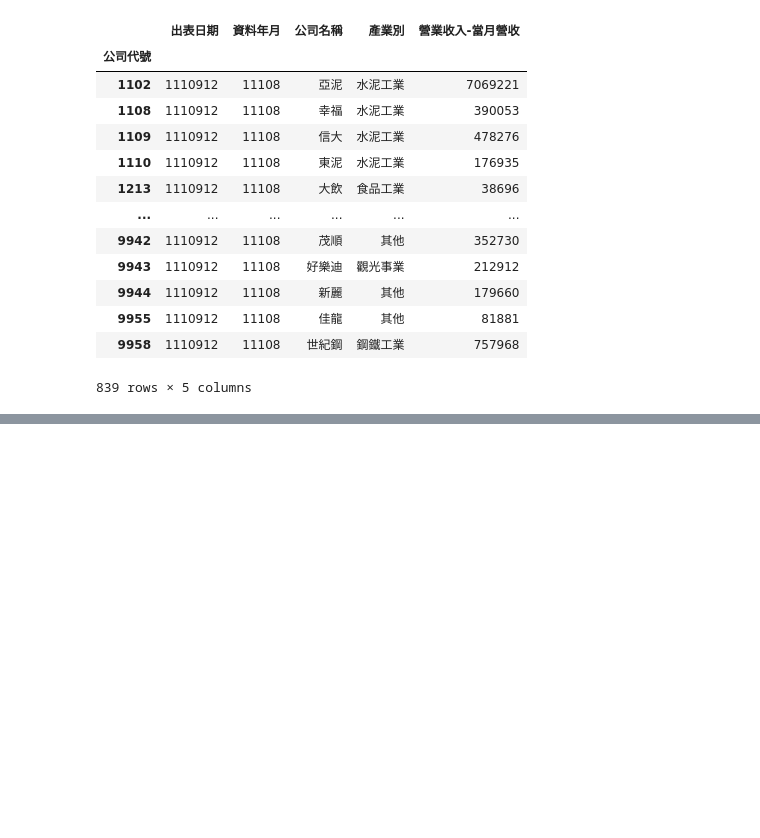
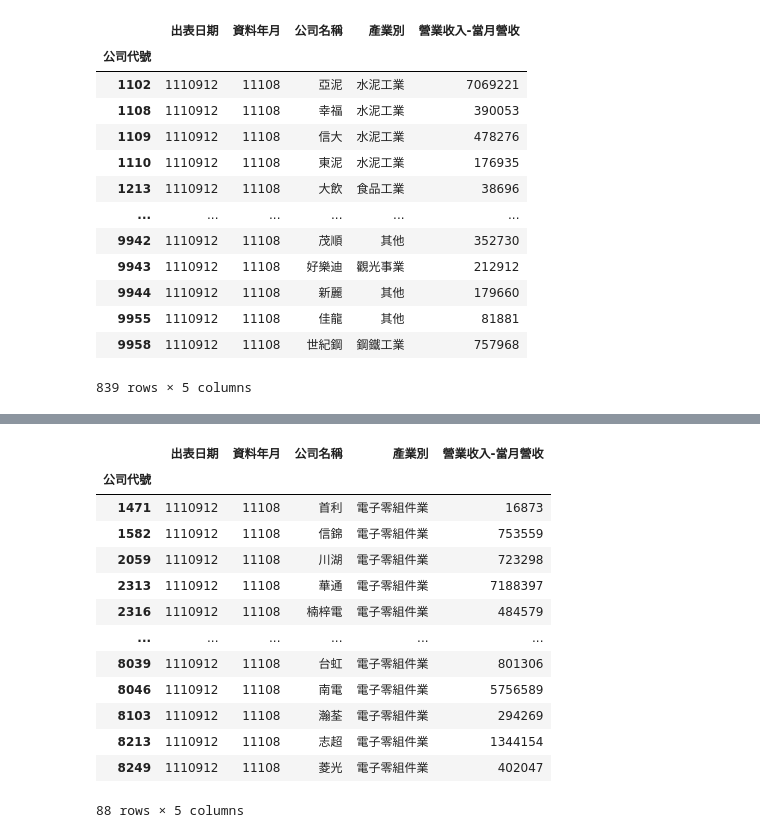
Before and after one commit to tsochen/2024-2-22, a Jupyter notebook: lesson16/ lesson16_3.ipynb, the cells around one changed output, grey strips where cells are left out. Saved outputs shown, nothing was run; the diff lists cells and outputs as text; code cells hidden in the pictures; blank space fills up the shorter version.

```diff
--- a/lesson16/ lesson16_3.ipynb
+++ b/lesson16/ lesson16_3.ipynb
@@ -90,0 +139,18 @@ df3
+# %%
+#對值的搜尋
+df3[df3['產業別'] == '電子零組件業']
+# %% [output]
+|  | 出表日期 | 資料年月 | 公司名稱 | 產業別 | 營業收入-當月營收 |
+| 公司代號 |  |  |  |  |  |
+| 1471 | 1110912 | 11108 | 首利 | 電子零組件業 | 16873 |
+| 1582 | 1110912 | 11108 | 信錦 | 電子零組件業 | 753559 |
+| 2059 | 1110912 | 11108 | 川湖 | 電子零組件業 | 723298 |
+| 2313 | 1110912 | 11108 | 華通 | 電子零組件業 | 7188397 |
+| 2316 | 1110912 | 11108 | 楠梓電 | 電子零組件業 | 484579 |
+| ... | ... | ... | ... | ... | ... |
+| 8039 | 1110912 | 11108 | 台虹 | 電子零組件業 | 801306 |
+| 8046 | 1110912 | 11108 | 南電 | 電子零組件業 | 5756589 |
+| 8103 | 1110912 | 11108 | 瀚荃 | 電子零組件業 | 294269 |
+| 8213 | 1110912 | 11108 | 志超 | 電子零組件業 | 1344154 |
+| 8249 | 1110912 | 11108 | 菱光 | 電子零組件業 | 402047 |
+88 rows × 5 columns
```
Also changed, not shown: parts of 8 cells of this notebook.
